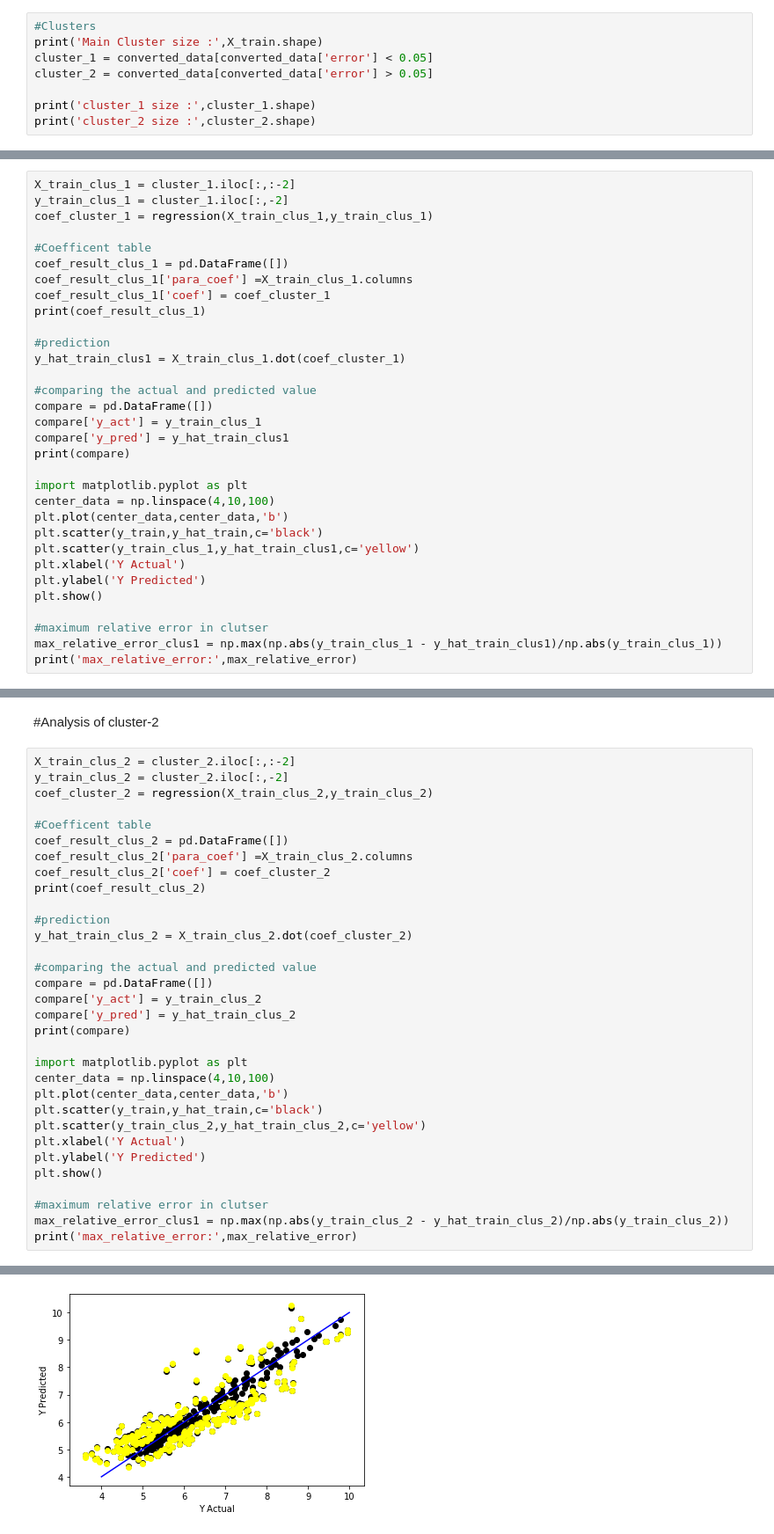
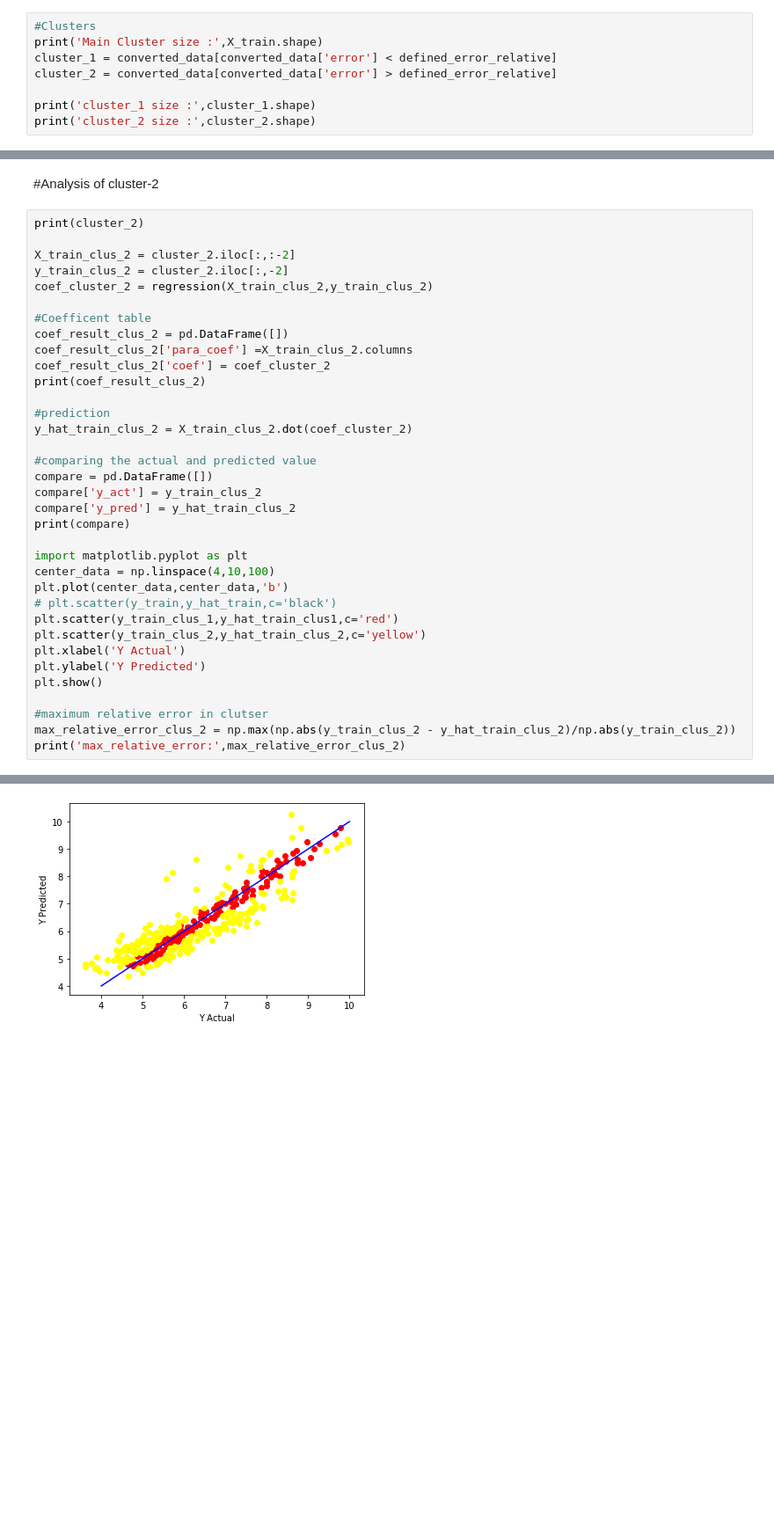
Before and after one commit to pragneshrana/Algo_Trial, a Jupyter notebook: Fuel_Reg.ipynb, the cells around one changed output, grey strips where cells are left out. Shown at 88% size. Saved outputs shown, nothing was run; the diff lists cells and outputs as text; blank space fills up the shorter version.

```diff
--- a/Fuel_Reg.ipynb
+++ b/Fuel_Reg.ipynb
@@ -444,8 +444,8 @@ print(counter,'out of ',total_data,',number of data point that has relative erro
 # %%
 #Clusters
 print('Main Cluster size :',X_train.shape)
-cluster_1 = converted_data[converted_data['error'] < 0.05]
-cluster_2 = converted_data[converted_data['error'] > 0.05]
+cluster_1 = converted_data[converted_data['error'] < defined_error_relative]
+cluster_2 = converted_data[converted_data['error'] > defined_error_relative]
 
 print('cluster_1 size :',cluster_1.shape)
 print('cluster_2 size :',cluster_2.shape)
@@ -490,32 +509,0 @@ cluster_2 size : (244, 8)
-# %%
-X_train_clus_1 = cluster_1.iloc[:,:-2]
-y_train_clus_1 = cluster_1.iloc[:,-2]
-coef_cluster_1 = regression(X_train_clus_1,y_train_clus_1)
-
-#Coefficent table
-coef_result_clus_1 = pd.DataFrame([])
-coef_result_clus_1['para_coef'] =X_train_clus_1.columns
-coef_result_clus_1['coef'] = coef_cluster_1
-print(coef_result_clus_1)
-
-#prediction
-y_hat_train_clus1 = X_train_clus_1.dot(coef_cluster_1)
-
-#comparing the actual and predicted value
-compare = pd.DataFrame([])
-compare['y_act'] = y_train_clus_1
-compare['y_pred'] = y_hat_train_clus1
-print(compare)
-
-import matplotlib.pyplot as plt
-center_data = np.linspace(4,10,100)
-plt.plot(center_data,center_data,'b')
-plt.scatter(y_train,y_hat_train,c='black')
-plt.scatter(y_train_clus_1,y_hat_train_clus1,c='yellow')
-plt.xlabel('Y Actual')
-plt.ylabel('Y Predicted')
-plt.show()
-
-#maximum relative error in clutser
-max_relative_error_clus1 = np.max(np.abs(y_train_clus_1 - y_hat_train_clus1)/np.abs(y_train_clus_1))
-print('max_relative_error:',max_relative_error)
@@ -542,6 +510,8 @@ max_relative_error: 0.4146549141097059
 # %% [markdown]
 #Analysis  of cluster-2
 # %%
+print(cluster_2)
+
 X_train_clus_2 = cluster_2.iloc[:,:-2]
 y_train_clus_2 = cluster_2.iloc[:,-2]
 coef_cluster_2 = regression(X_train_clus_2,y_train_clus_2)
@@ -564,13 +534,14 @@ print(compare)
 import matplotlib.pyplot as plt
 center_data = np.linspace(4,10,100)
 plt.plot(center_data,center_data,'b')
-plt.scatter(y_train,y_hat_train,c='black')
+# plt.scatter(y_train,y_hat_train,c='black')
+plt.scatter(y_train_clus_1,y_hat_train_clus1,c='red')
 plt.scatter(y_train_clus_2,y_hat_train_clus_2,c='yellow')
 plt.xlabel('Y Actual')
 plt.ylabel('Y Predicted')
 plt.show()
 
 #maximum relative error in clutser
-max_relative_error_clus1 = np.max(np.abs(y_train_clus_2 - y_hat_train_clus_2)/np.abs(y_train_clus_2))
-print('max_relative_error:',max_relative_error)
+max_relative_error_clus_2 = np.max(np.abs(y_train_clus_2 - y_hat_train_clus_2)/np.abs(y_train_clus_2))
+print('max_relative_error:',max_relative_error_clus_2)
 # %% [output]
@@ -590,5 +561,5 @@ print('max_relative_error:',max_relative_error)
 447  5.634790  5.951065
 448  5.241747  5.907128
 
 [244 rows x 2 columns]
-[figure, old version]
+[figure, new version]
```
Also changed, not shown: parts of 17 cells of this notebook.
